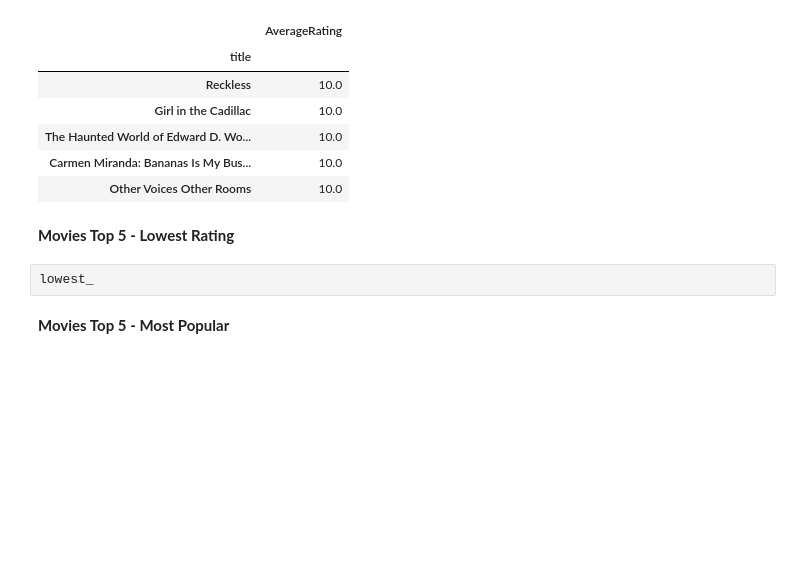
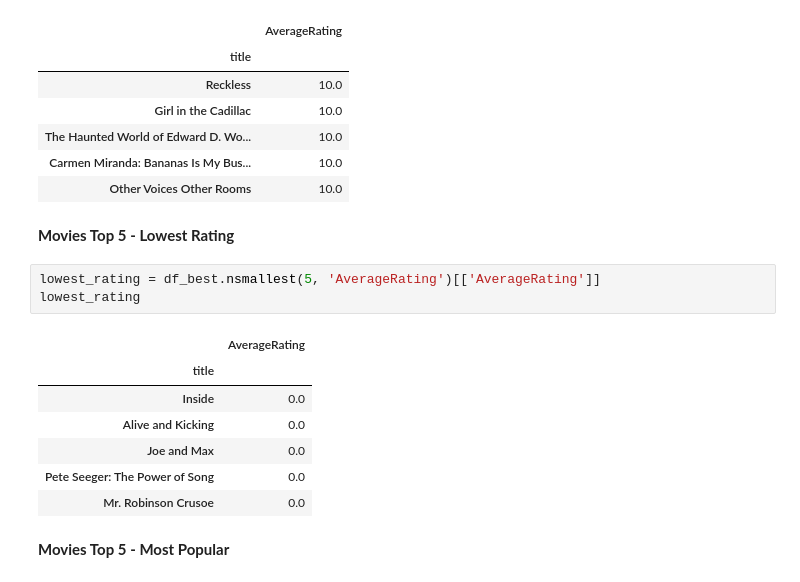
Before and after one commit to mikewenner/Data_Science, a Jupyter notebook: project_course/01_EDA_movies.ipynb, the cells around one changed output. Saved outputs shown, nothing was run; the diff lists cells and outputs as text; blank space fills up the shorter version.

```diff
--- a/project_course/01_EDA_movies.ipynb
+++ b/project_course/01_EDA_movies.ipynb
@@ -455,7 +455,16 @@ highest_rating
 | Other Voices Other Rooms | 10.0 |
 # %% [markdown]
 __Movies Top 5 - Lowest Rating__
-# %%
-lowest_
+# %%
+lowest_rating = df_best.nsmallest(5, 'AverageRating')[['AverageRating']]
+lowest_rating
+# %% [output]
+|  | AverageRating |
+| title |  |
+| Inside | 0.0 |
+| Alive and Kicking | 0.0 |
+| Joe and Max | 0.0 |
+| Pete Seeger: The Power of Song | 0.0 |
+| Mr. Robinson Crusoe | 0.0 |
 # %% [markdown]
 __Movies Top 5 - Most Popular__
```
Also changed, not shown: parts of 1 cell of this notebook.
